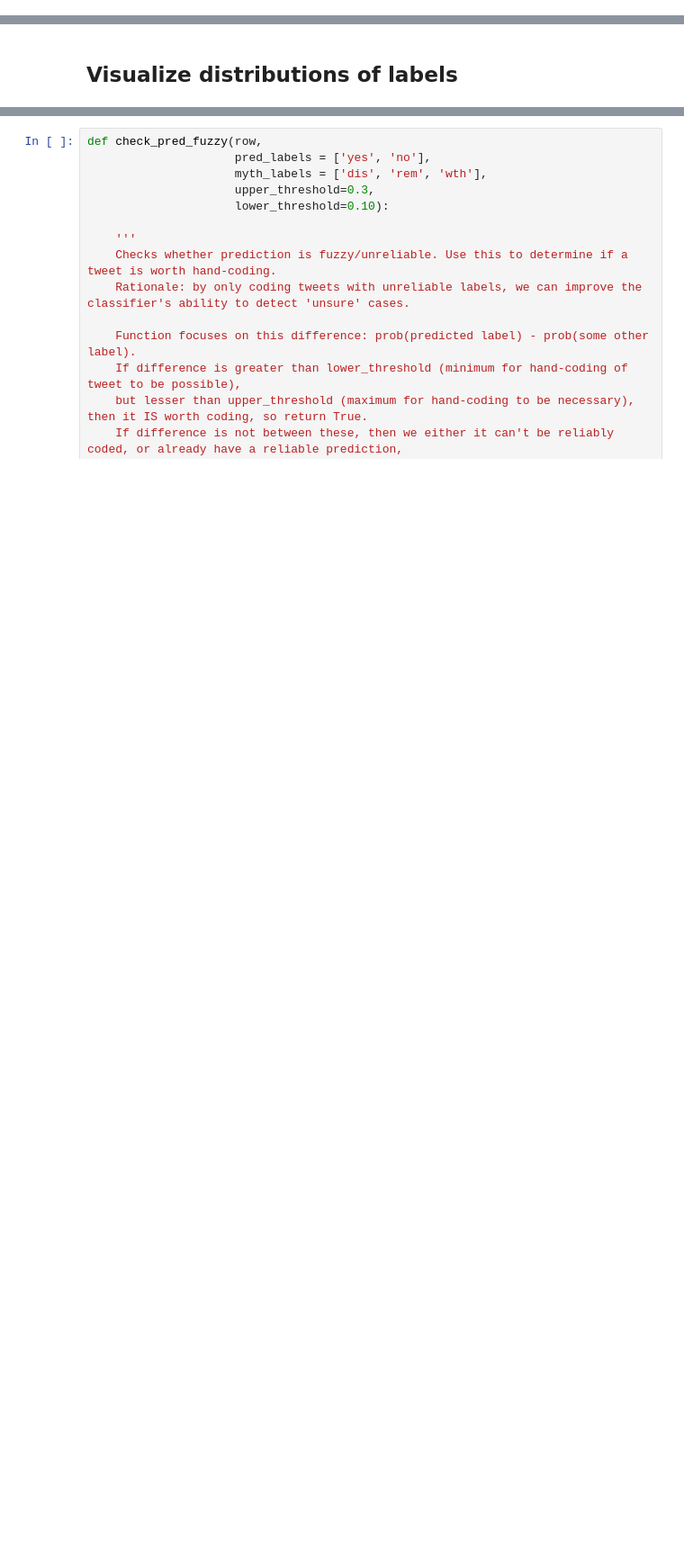
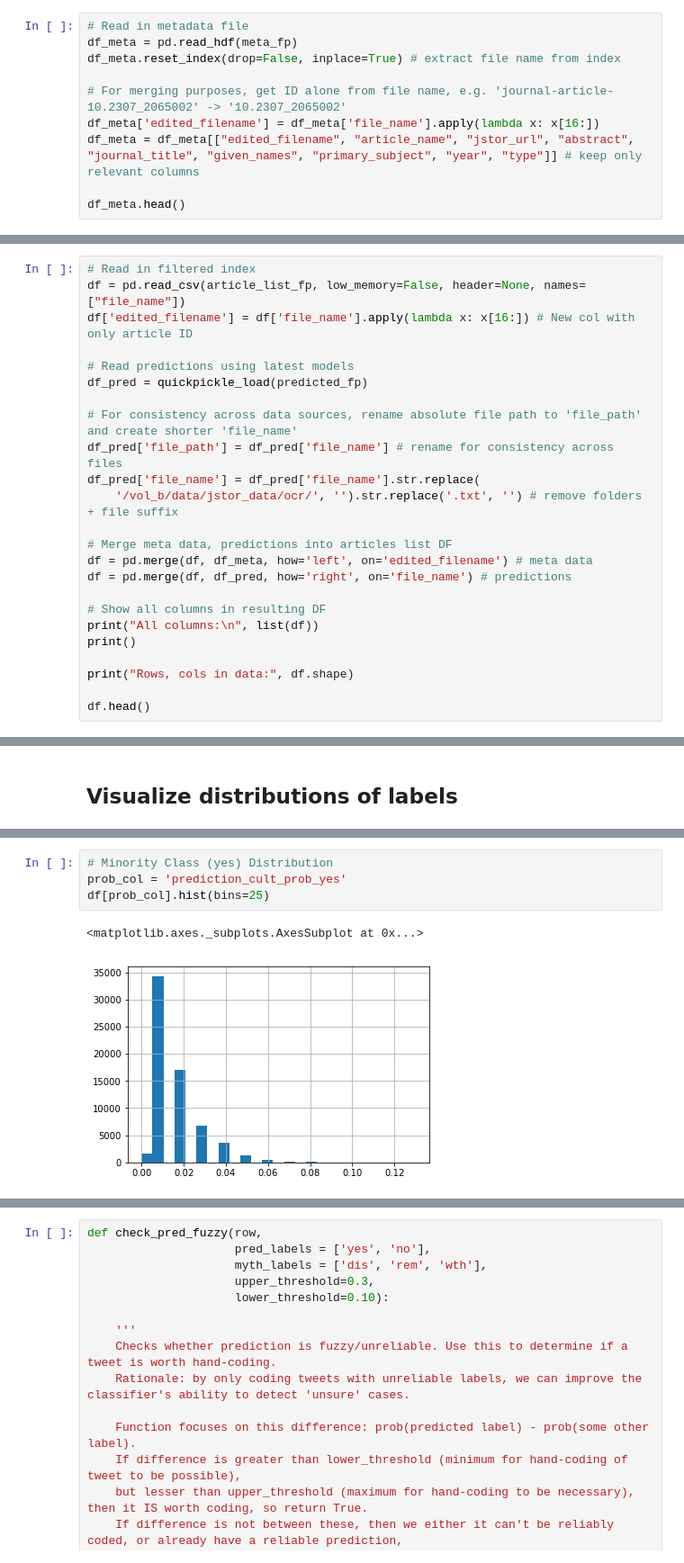
Before and after one commit to h2researchgroup/classification, a Jupyter notebook: modeling/sample_articles_with_models.ipynb, the cells around one changed output, grey strips where cells are left out. Shown: that part at 90% size. Drawn from its saved outputs; the diff is of its cells as text; blank space fills up the shorter version.

Commit message:
update to load predictions instead of preprocess text & make them

```diff
--- a/modeling/sample_articles_with_models.ipynb
+++ b/modeling/sample_articles_with_models.ipynb
@@ -496,0 +99,10 @@ See the caveats in the documentation: https://pandas.pydata.org/pandas-docs/stab
+# %%
+# Read in metadata file
+df_meta = pd.read_hdf(meta_fp)
+df_meta.reset_index(drop=False, inplace=True) # extract file name from index
+
+# For merging purposes, get ID alone from file name, e.g. 'journal-article-10.2307_2065002' -> '10.2307_2065002'
+df_meta['edited_filename'] = df_meta['file_name'].apply(lambda x: x[16:])
+df_meta = df_meta[["edited_filename", "article_name", "jstor_url", "abstract", "journal_title", "given_names", "primary_subject", "year", "type"]] # keep only relevant columns
+
+df_meta.head()
@@ -496,0 +116,24 @@ See the caveats in the documentation: https://pandas.pydata.org/pandas-docs/stab
+# %%
+# Read in filtered index
+df = pd.read_csv(article_list_fp, low_memory=False, header=None, names=["file_name"])
+df['edited_filename'] = df['file_name'].apply(lambda x: x[16:]) # New col with only article ID
+
+# Read predictions using latest models
+df_pred = quickpickle_load(predicted_fp)
+
+# For consistency across data sources, rename absolute file path to 'file_path' and create shorter 'file_name'
+df_pred['file_path'] = df_pred['file_name'] # rename for consistency across files
+df_pred['file_name'] = df_pred['file_name'].str.replace(
+    '/vol_b/data/jstor_data/ocr/', '').str.replace('.txt', '') # remove folders + file suffix
+
+# Merge meta data, predictions into articles list DF
+df = pd.merge(df, df_meta, how='left', on='edited_filename') # meta data
+df = pd.merge(df, df_pred, how='right', on='file_name') # predictions
+
+# Show all columns in resulting DF
+print("All columns:\n", list(df))
+print()
+
+print("Rows, cols in data:", df.shape)
+
+df.head()
@@ -617,0 +182,7 @@ Number of minority cases selected for each myth:
+# %%
+# Minority Class (yes) Distribution
+prob_col = 'prediction_cult_prob_yes'
+df[prob_col].hist(bins=25)
+# %% [output]
+<matplotlib.axes._subplots.AxesSubplot at 0x...>
+[figure, added]
```
Also changed, not shown: parts of 61 cells of this notebook.
